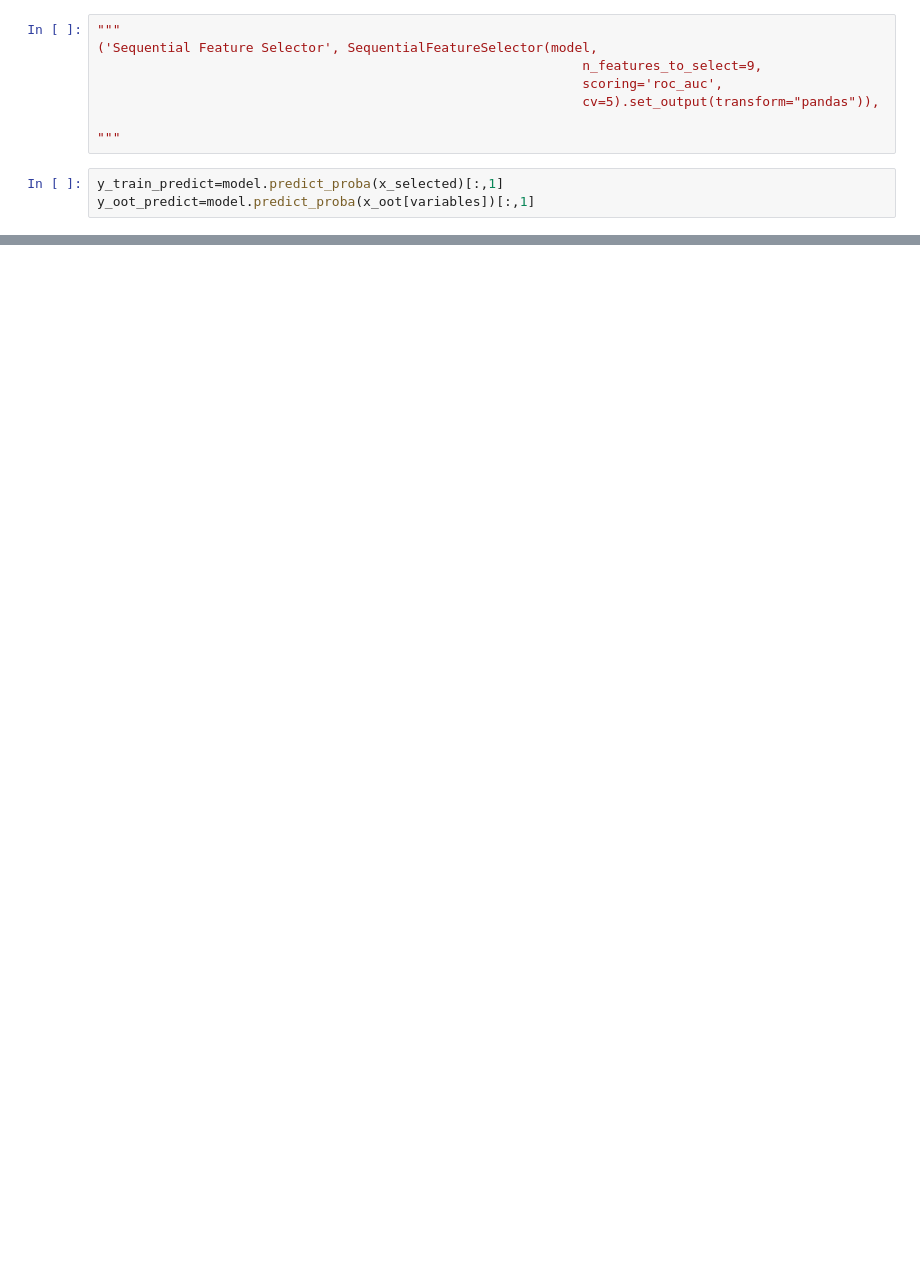
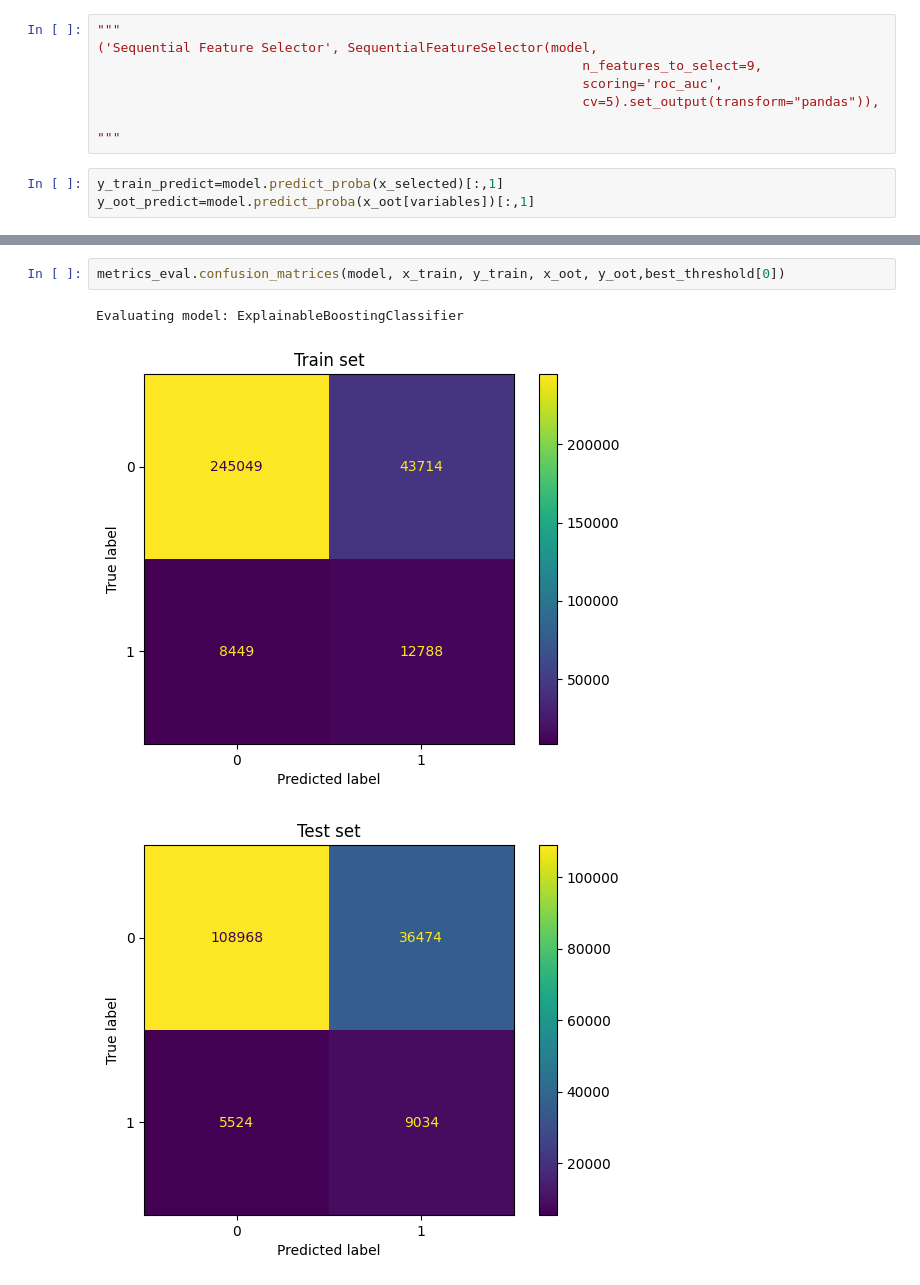
Before and after one commit to Sillem/ING-den-final, a Jupyter notebook: model.ipynb, the cells around one changed output, grey strips where cells are left out. Cells and saved outputs as stored; diff of their text form; blank space fills up the shorter version.

Commit message:
updated model

```diff
--- a/model.ipynb
+++ b/model.ipynb
@@ -108,0 +119,6 @@ metrics_eval.evaluate_model(model, x_train, y_train, x_oot, y_oot)
+# %%
+metrics_eval.confusion_matrices(model, x_train, y_train, x_oot, y_oot,best_threshold[0])
+# %% [output]
+Evaluating model: ExplainableBoostingClassifier
+[figure, added]
+[figure, added]
```
Also changed, not shown: parts of 13 cells of this notebook, 2 other files.
